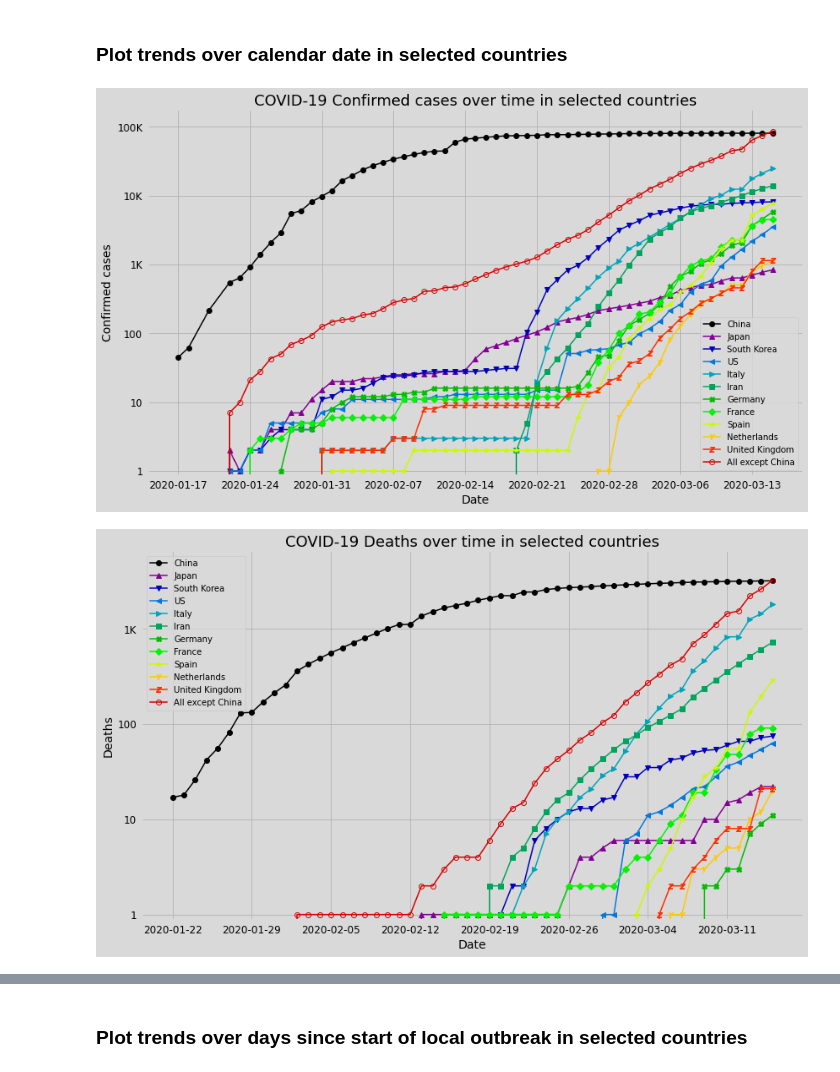
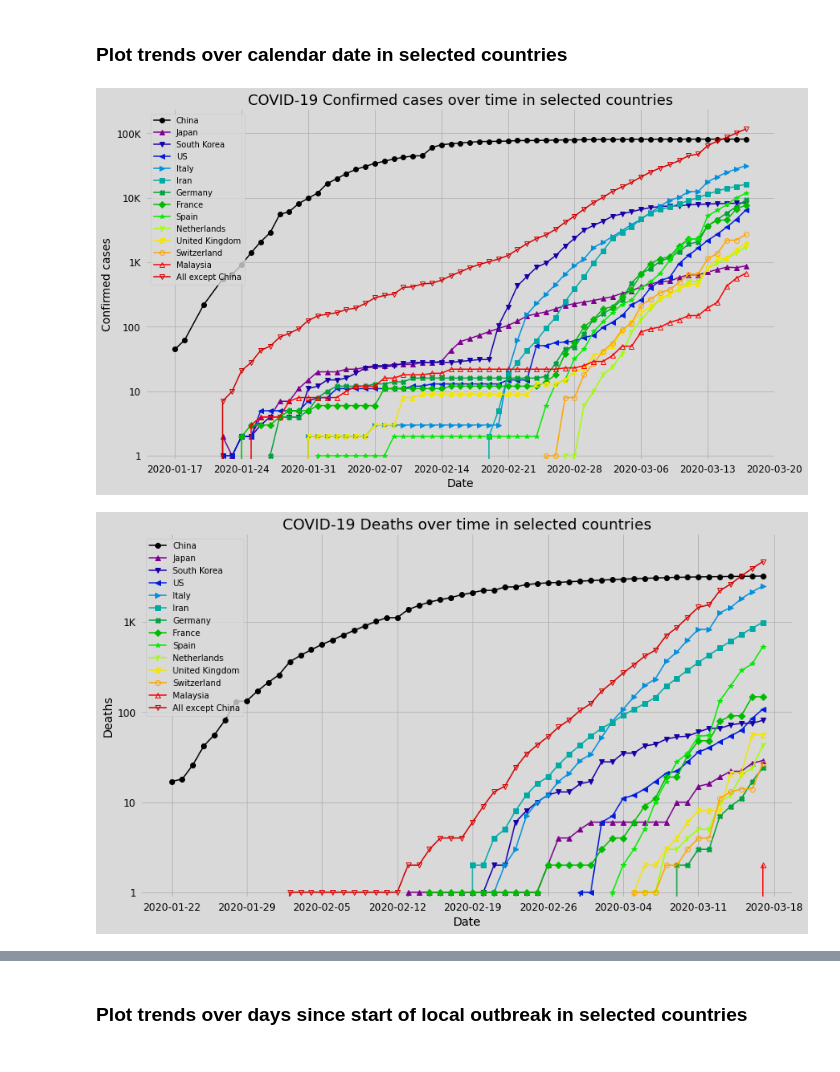
Before and after one commit to JeroenKools/covid19, a Jupyter notebook: COVID-19.ipynb, the cells around one changed output, grey strips where cells are left out. Drawn from its saved outputs; the diff is of its cells as text; code cells hidden in the pictures.

```diff
--- a/COVID-19.ipynb
+++ b/COVID-19.ipynb
@@ -95,12 +95,12 @@ Vietnam              Palestine            All except China
 # %%
 # The list of countries is easy to modify
 countries_to_plot = ["China", "Japan", "South Korea", "US", "Italy", "Iran", "Germany",
-                     "France", "Spain", "Netherlands", "United Kingdom", "All except China"]
+                     "France", "Spain", "Netherlands", "United Kingdom", "Switzerland", "Malaysia", "All except China"]
 
 for y_metric in ["confirmed", "deaths", "active"]:
     data.plot("calendar_date", y_metric, countries_to_plot)
 
 data.plot("calendar_date", "deaths/confirmed", countries_to_plot, use_log_scale=False)
 # %% [output]
-[figure, old version]
+[figure, new version]
-[figure, old version]
+[figure, new version]
```
Also changed, not shown: parts of 10 cells of this notebook.
